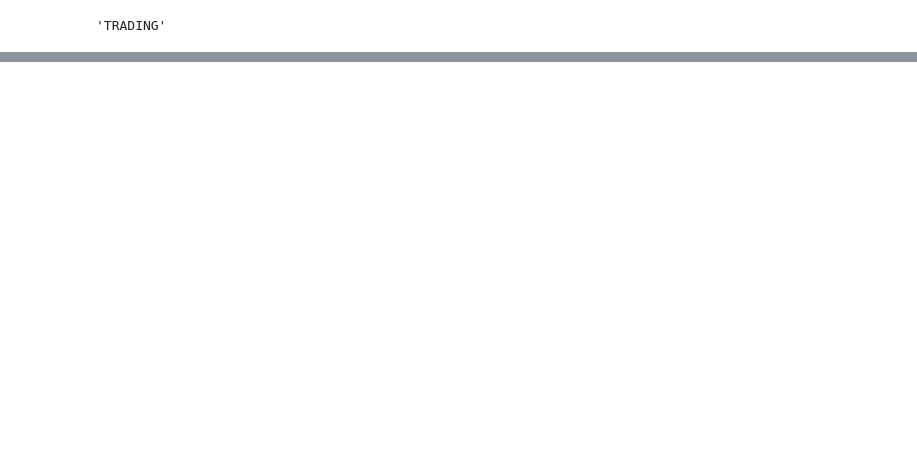
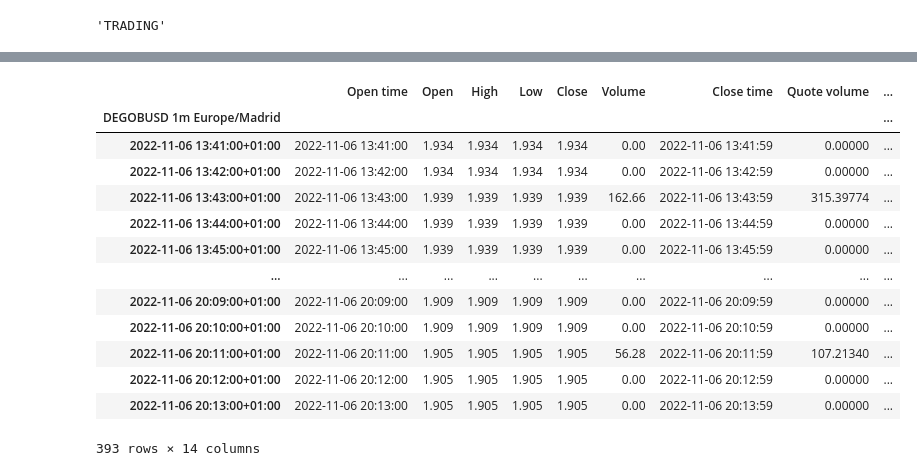
Before and after one commit to nand0san/binpan_studio, a Jupyter notebook: examples redis_fetch.ipynb, the cells around one changed output, grey strips where cells are left out. Drawn from its saved outputs; the diff is of its cells as text; code cells hidden in the pictures; blank space fills up the shorter version.

```diff
--- a/examples redis_fetch.ipynb
+++ b/examples redis_fetch.ipynb
@@ -116,0 +137,22 @@ binpan.Exchange().df.loc['BTCUSDT'].to_dict()['status']
+# %%
+redis_conf_trades = {'host': '192.168.89.242', 'port': 6379, 'db': 0, 'decode_responses': True}
+redisClient_trades = redis.StrictRedis(**redis_conf_trades)
+# %%
+sym = binpan.Symbol(symbol=symbol, tick_interval='1m', from_redis=redisClient, from_redis_trades=redisClient_trades, time_zone='Europe/Madrid')
+# %%
+sym.df
+# %% [output]
+|  | Open time | Open | High | Low | Close | Volume | Close time | Quote volume | ... |
+| DEGOBUSD 1m Europe/Madrid |  |  |  |  |  |  |  |  | ... |
+| 2022-11-06 13:41:00+01:00 | 2022-11-06 13:41:00 | 1.934 | 1.934 | 1.934 | 1.934 | 0.00 | 2022-11-06 13:41:59 | 0.00000 | ... |
+| 2022-11-06 13:42:00+01:00 | 2022-11-06 13:42:00 | 1.934 | 1.934 | 1.934 | 1.934 | 0.00 | 2022-11-06 13:42:59 | 0.00000 | ... |
+| 2022-11-06 13:43:00+01:00 | 2022-11-06 13:43:00 | 1.939 | 1.939 | 1.939 | 1.939 | 162.66 | 2022-11-06 13:43:59 | 315.39774 | ... |
+| 2022-11-06 13:44:00+01:00 | 2022-11-06 13:44:00 | 1.939 | 1.939 | 1.939 | 1.939 | 0.00 | 2022-11-06 13:44:59 | 0.00000 | ... |
+| 2022-11-06 13:45:00+01:00 | 2022-11-06 13:45:00 | 1.939 | 1.939 | 1.939 | 1.939 | 0.00 | 2022-11-06 13:45:59 | 0.00000 | ... |
+| ... | ... | ... | ... | ... | ... | ... | ... | ... | ... |
+| 2022-11-06 20:09:00+01:00 | 2022-11-06 20:09:00 | 1.909 | 1.909 | 1.909 | 1.909 | 0.00 | 2022-11-06 20:09:59 | 0.00000 | ... |
+| 2022-11-06 20:10:00+01:00 | 2022-11-06 20:10:00 | 1.909 | 1.909 | 1.909 | 1.909 | 0.00 | 2022-11-06 20:10:59 | 0.00000 | ... |
+| 2022-11-06 20:11:00+01:00 | 2022-11-06 20:11:00 | 1.905 | 1.905 | 1.905 | 1.905 | 56.28 | 2022-11-06 20:11:59 | 107.21340 | ... |
+| 2022-11-06 20:12:00+01:00 | 2022-11-06 20:12:00 | 1.905 | 1.905 | 1.905 | 1.905 | 0.00 | 2022-11-06 20:12:59 | 0.00000 | ... |
+| 2022-11-06 20:13:00+01:00 | 2022-11-06 20:13:00 | 1.905 | 1.905 | 1.905 | 1.905 | 0.00 | 2022-11-06 20:13:59 | 0.00000 | ... |
+393 rows × 14 columns
```
Also changed, not shown: parts of 16 cells of this notebook, 31 other files.
